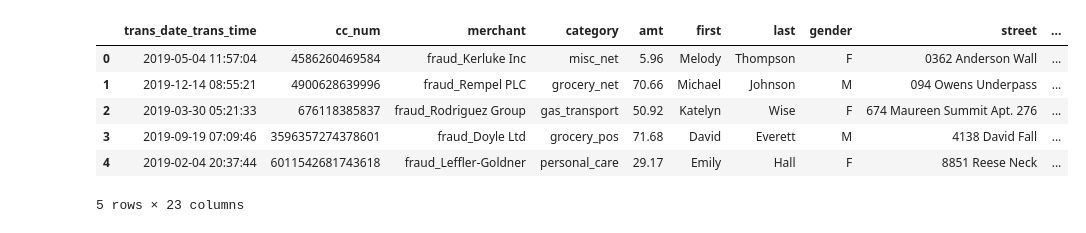
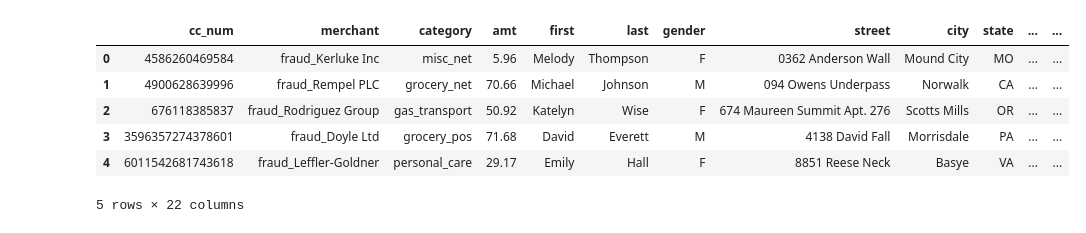
Before and after one commit to mgalao/machine-learning-operations-project, a Jupyter notebook: notebooks/03_data_unit_tests.ipynb, the cells around one changed output. Drawn from its saved outputs; the diff is of its cells as text; code cells hidden in the pictures.

Commit message:
improved data unit tests

```diff
--- a/notebooks/03_data_unit_tests.ipynb
+++ b/notebooks/03_data_unit_tests.ipynb
@@ -20,4 +39,4 @@ import pandas as pd
 # %%
-df = pd.read_csv('../data/01_raw/data_v1.csv')
-df.head()
+df_ingested = pd.read_csv('../data/02_intermediate/ingested_data.csv')
+df_ingested.head()
 # %% [output]
@@ -25,7 +43,7 @@ df.head()
-|  | trans_date_trans_time | cc_num | merchant | category | amt | first | last | gender | street | ... |
-| 0 | 2019-05-04 11:57:04 | 4586260469584 | fraud_Kerluke Inc | misc_net | 5.96 | Melody | Thompson | F | 0362 Anderson Wall | ... |
-| 1 | 2019-12-14 08:55:21 | 4900628639996 | fraud_Rempel PLC | grocery_net | 70.66 | Michael | Johnson | M | 094 Owens Underpass | ... |
-| 2 | 2019-03-30 05:21:33 | 676118385837 | fraud_Rodriguez Group | gas_transport | 50.92 | Katelyn | Wise | F | 674 Maureen Summit Apt. 276 | ... |
-| 3 | 2019-09-19 07:09:46 | 3596357274378601 | fraud_Doyle Ltd | grocery_pos | 71.68 | David | Everett | M | 4138 David Fall | ... |
-| 4 | 2019-02-04 20:37:44 | 6011542681743618 | fraud_Leffler-Goldner | personal_care | 29.17 | Emily | Hall | F | 8851 Reese Neck | ... |
+|  | cc_num | merchant | category | amt | first | last | gender | street | city | state | ... | ... |
+| 0 | 4586260469584 | fraud_Kerluke Inc | misc_net | 5.96 | Melody | Thompson | F | 0362 Anderson Wall | Mound City | MO | ... | ... |
+| 1 | 4900628639996 | fraud_Rempel PLC | grocery_net | 70.66 | Michael | Johnson | M | 094 Owens Underpass | Norwalk | CA | ... | ... |
+| 2 | 676118385837 | fraud_Rodriguez Group | gas_transport | 50.92 | Katelyn | Wise | F | 674 Maureen Summit Apt. 276 | Scotts Mills | OR | ... | ... |
+| 3 | 3596357274378601 | fraud_Doyle Ltd | grocery_pos | 71.68 | David | Everett | M | 4138 David Fall | Morrisdale | PA | ... | ... |
+| 4 | 6011542681743618 | fraud_Leffler-Goldner | personal_care | 29.17 | Emily | Hall | F | 8851 Reese Neck | Basye | VA | ... | ... |
-5 rows × 23 columns
+5 rows × 22 columns
```
Also changed, not shown: parts of 24 cells of this notebook, 5 other files.
